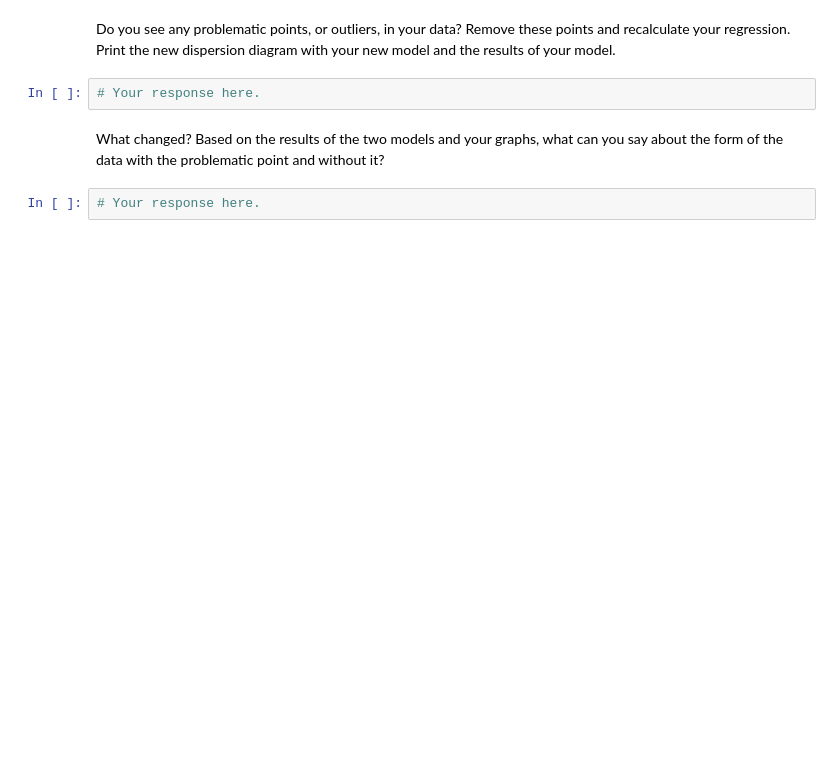
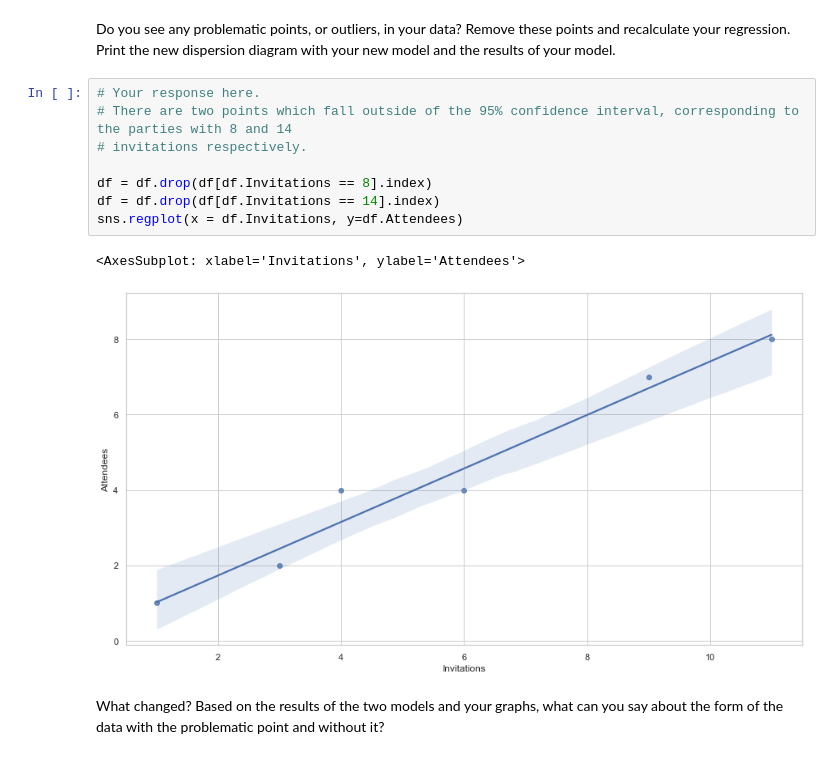
Before and after one commit to Ironhack-data-bcn-january-2023/lab-regression-analysis, a Jupyter notebook: your-code.ipynb, the cells around one changed output. Saved outputs shown, nothing was run; the diff lists cells and outputs as text; blank space fills up the shorter version.

```diff
--- a/your-code.ipynb
+++ b/your-code.ipynb
@@ -274,8 +293,15 @@ What do you see? What does this plot tell you about the likely relationship betw
 # %% [markdown]
 Do you see any problematic points, or outliers, in your data? Remove these points and recalculate your regression. Print the new dispersion diagram with your new model and the results of your model.
-# %%
-# Your response here.
+# %%
+# Your response here.
+# There are two points which fall outside of the 95% confidence interval, corresponding to the parties with 8 and 14
+# invitations respectively.
+
+df = df.drop(df[df.Invitations == 8].index)
+df = df.drop(df[df.Invitations == 14].index)
+sns.regplot(x = df.Invitations, y=df.Attendees)
+# %% [output]
+<AxesSubplot: xlabel='Invitations', ylabel='Attendees'>
+[figure, added]
 # %% [markdown]
 What changed? Based on the results of the two models and your graphs, what can you say about the form of the data with the problematic point and without it?
-# %%
-# Your response here.
```
Also changed, not shown: parts of 6 cells of this notebook.
